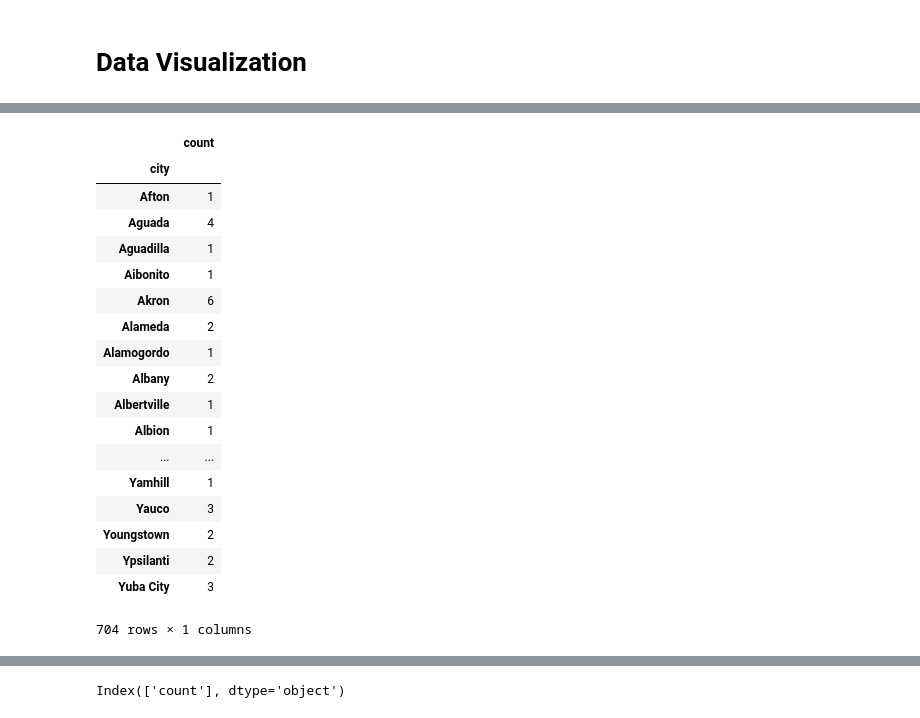
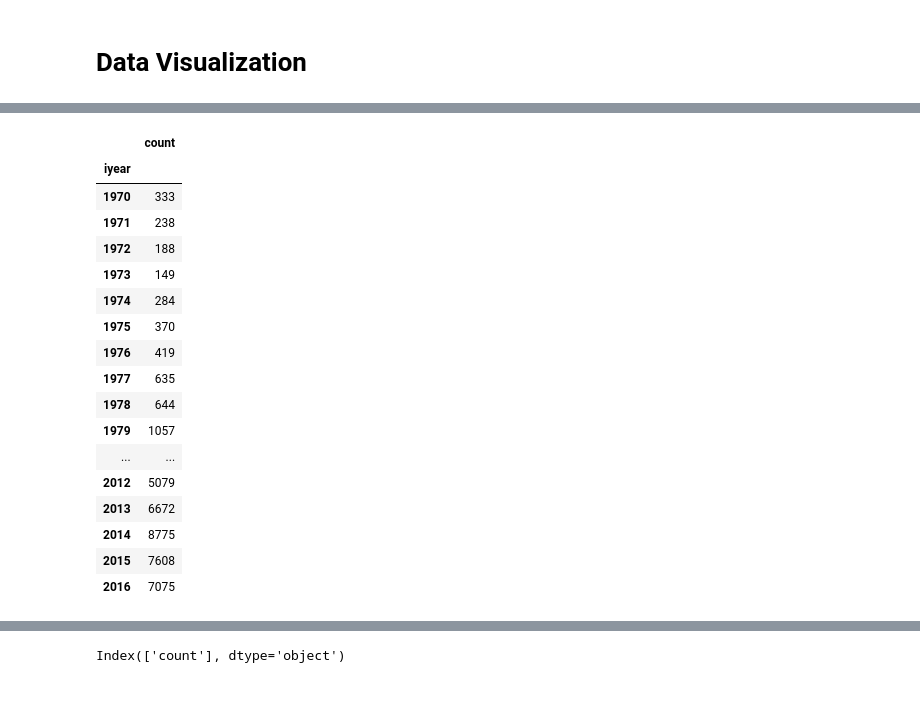
Before and after one commit to jacobakh/ML4CT, a Jupyter notebook: yakub_adven.ipynb, the cells around one changed output, grey strips where cells are left out. Cells and saved outputs as stored; diff of their text form; code cells hidden in the pictures.

```diff
--- a/yakub_adven.ipynb
+++ b/yakub_adven.ipynb
@@ -37,39 +41,39 @@ attack_types = raw['attacktype1_txt'].unique()
 # %%
 raw.iyear = raw.iyear.astype('int')
 raw
 data = raw.groupby(['iyear', 'attacktype1_txt']).count()[['imonth']]
 data = data.rename(columns=dict(imonth='count'))
 data.head()
 # data_single =
 # data_single
 # df = pd.DataFrame(data_single)
 # df
-usdata_noUn = usdata[usdata['city'] != 'Unknown'] #see how many people died.
-#per capita computation
-#group by city then j
-usdata_att = usdata_noUn.groupby(['city']).count()[['iyear']]
-usdata_att = usdata_att.rename(columns=dict(iyear='count'))
+# usdata_noUn = usdata[usdata['city'] != 'Unknown'] #see how many people died.
+# #per capita computation
+# #group by city then j
+# usdata_att = usdata_noUn.groupby(['city']).count()[['iyear']]
+# usdata_att = usdata_att.rename(columns=dict(iyear='count'))
 
 #average lonigi and lat
 #hhack hexbin: average the data and make it have that one point so hexbin knows to make it more colorful.
-usdata_att
+#usdata_att
+a
 # %% [output]
 |  | count |
-| city |  |
-| Afton | 1 |
-| Aguada | 4 |
-| Aguadilla | 1 |
-| Aibonito | 1 |
-| Akron | 6 |
-| Alameda | 2 |
-| Alamogordo | 1 |
-| Albany | 2 |
-| Albertville | 1 |
-| Albion | 1 |
+| iyear |  |
+| 1970 | 333 |
+| 1971 | 238 |
+| 1972 | 188 |
+| 1973 | 149 |
+| 1974 | 284 |
+| 1975 | 370 |
+| 1976 | 419 |
+| 1977 | 635 |
+| 1978 | 644 |
+| 1979 | 1057 |
 | ... | ... |
-| Yamhill | 1 |
-| Yauco | 3 |
-| Youngstown | 2 |
-| Ypsilanti | 2 |
-| Yuba City | 3 |
+| 2012 | 5079 |
+| 2013 | 6672 |
+| 2014 | 8775 |
+| 2015 | 7608 |
+| 2016 | 7075 |
-704 rows × 1 columns
```
Also changed, not shown: parts of 28 cells of this notebook.
